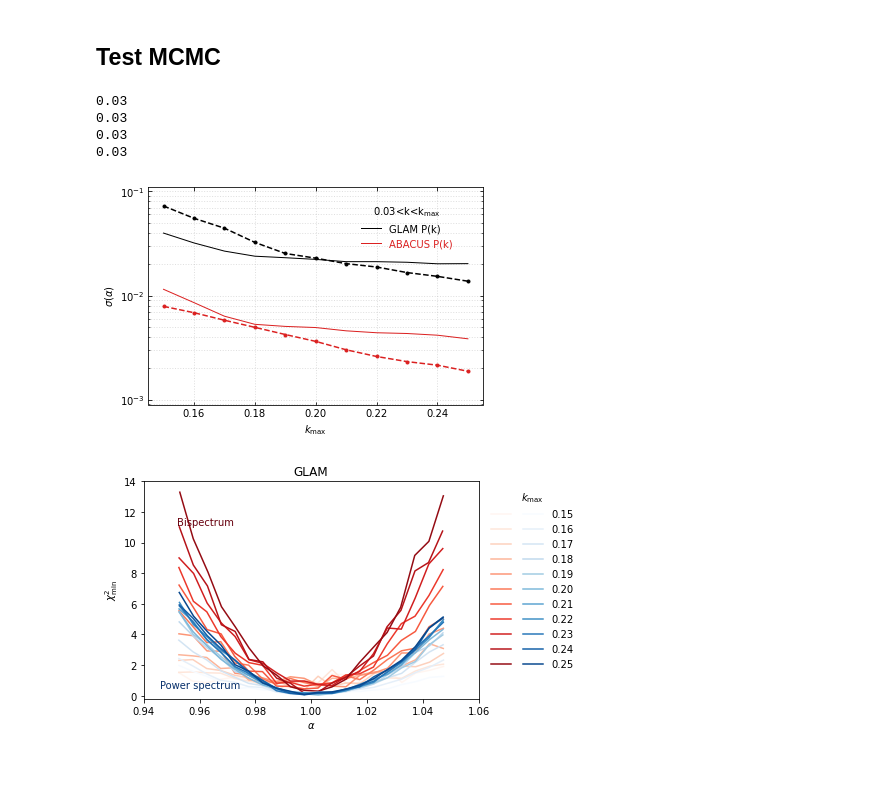
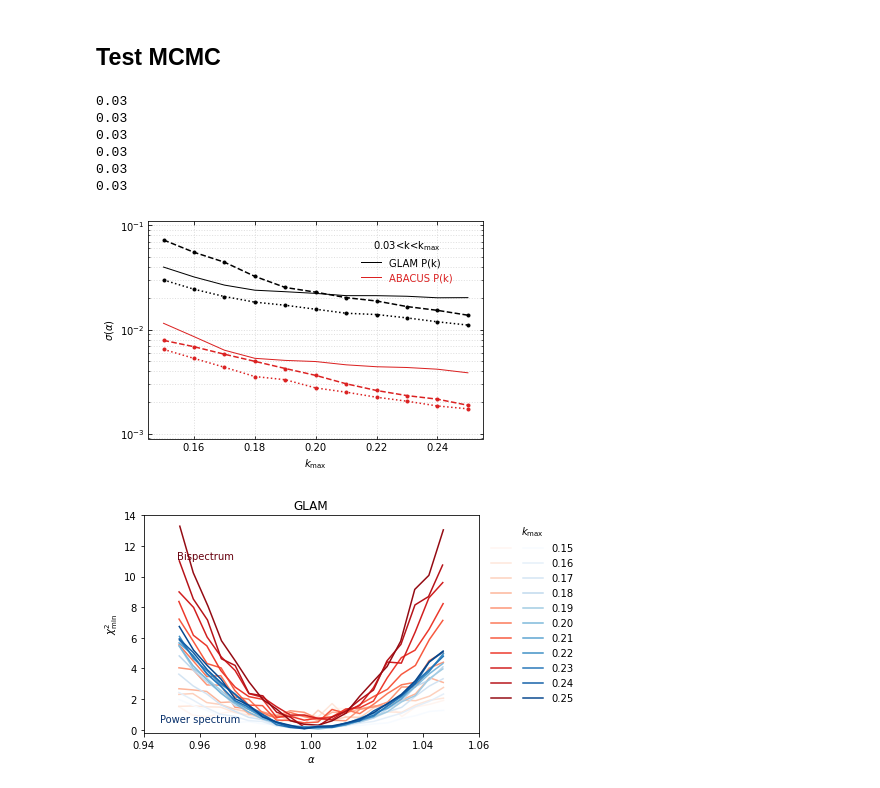
Before and after one commit to mehdirezaie/bispectrum, a Jupyter notebook: bao.ipynb, the cells around one changed output. Cells and saved outputs as stored; diff of their text form; code cells hidden in the pictures.

```diff
--- a/bao.ipynb
+++ b/bao.ipynb
@@ -71,34 +71,40 @@ def plot_sigmakmax():
     kmax1, sigma1 = read_sigmas(glob('mcmc_jan31/pk_abacus_abacus_*.npz'))
     kmax2, sigma2 = read_sigmas(glob('mcmc_jan31/pk_glam_glam_*.npz'))
     kmax3, sigma3 = read_sigmas(glob('mcmc_jan31/bk_abacus_abacus_*.npz'))
     kmax4, sigma4 = read_sigmas(glob('mcmc_jan31/bk_glam_glam_*.npz'))
+    kmax5, sigma5 = read_sigmas(glob('mcmc_jan31/pb_abacus_abacus_*.npz'))
+    kmax6, sigma6 = read_sigmas(glob('mcmc_jan31/pb_glam_glam_*.npz'))
 
     fg, ax = plt.subplots()
 
     ax.plot(kmax2, sigma2, label='GLAM P(k)', color='#000000', lw=1)
     ax.plot(kmax4, sigma4, ls='--', marker='.', color='#000000')
+    ax.plot(kmax6, sigma6, ls=':', marker='.', color='#000000')
     # plt.plot(kmax2, np.array(sigma2)/np.sqrt(8**1.5), '-', label='GLAM P(k) [scaled]', color='C1', lw=4, alpha=0.4)
 
     ax.plot(kmax1, sigma1, label='ABACUS P(k)',color='#db2121', lw=1)
     ax.plot(kmax3, sigma3, ls='--', marker='.', color='#db2121')
+    ax.plot(kmax5, sigma5, ls=':', marker='.', color='#db2121')
 
     cs = ['#000000', '#db2121']
     lgn = fg.legend(title=r'0.03<k<k$_{\rm max}$', bbox_to_anchor=(0.85, 0.85), frameon=False)
     for i, txt in enumerate(lgn.get_texts()):
         txt.set_color(cs[i])
 
     ax.set(xlabel=r'$k_{\rm max}$', ylabel=r'$\sigma (\alpha)$', yscale='log', ylim=(9.0e-4, 1.1e-1))
     ax.tick_params(direction='in', right=True, top=True, which='both', axis='both')
     ax.grid(True, ls=':', lw=1, which='both', alpha=0.4)
     fg.savefig('../bisp4desi/figures/sigma_kmax.pdf', bbox_inches='tight')
 
 plot_sigmakmax()
 # %% [output]
 0.03
 0.03
 0.03
 0.03
+0.03
+0.03
-[figure, old version]
+[figure, new version]
 # %%
 chi2s = {}
 for s in ['glam', 'abacus']:
```
Also changed, not shown: 3 other files.
